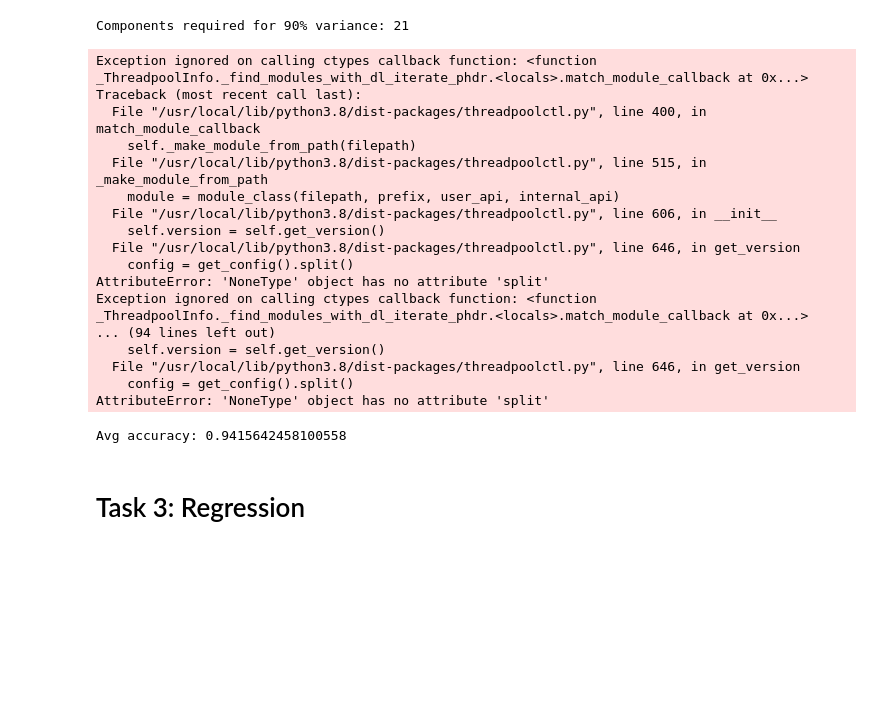
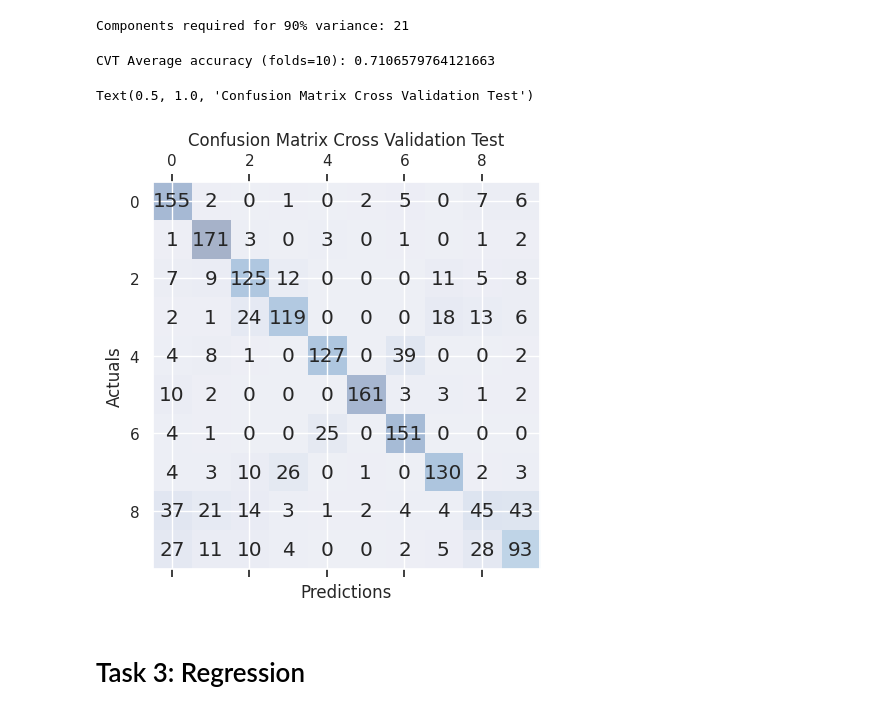
Before and after one commit to wit4401/COSC311, a Jupyter notebook: Projects/Project2/project2.ipynb, the cells around one changed output. Saved outputs shown, nothing was run; the diff lists cells and outputs as text; code cells hidden in the pictures; blank space fills up the shorter version.

```diff
--- a/Projects/Project2/project2.ipynb
+++ b/Projects/Project2/project2.ipynb
@@ -114,34 +102,37 @@ print('Components required for 90% variance:',max_components)
 Components required for 90% variance: 21
 # %%
 from sklearn.neighbors import KNeighborsClassifier
-from sklearn.model_selection import cross_val_score, KFold
+from sklearn.model_selection import cross_val_score, cross_val_predict, KFold
 
-X = digits.data
-Y = digits.target
+data = digits.data.tolist()
+target = digits.target
+for i in range(len(target)):
+    data[i].append(target[i])
 
-knn = KNeighborsClassifier(n_neighbors=43)
-knn.fit(X,Y)
+df = pd.DataFrame(data).drop(columns=[i for i in range(21,64)],inplace=False)
+X = df[[i for i in range(0,21)]].values
+Y = df[64].values
+
+knn = KNeighborsClassifier(n_neighbors=17)
 kf = KFold(n_splits=10, random_state=None)
-print("Avg accuracy: {}".format(cross_val_score(knn,X,Y,cv=kf).mean()))
+print("CVT Average accuracy (folds=10): {}".format(cross_val_score(knn,X,Y,cv=kf).mean()))
 # %% [output]
-Exception ignored on calling ctypes callback function: <function _ThreadpoolInfo._find_modules_with_dl_iterate_phdr.<locals>.match_module_callback at 0x...>
-Traceback (most recent call last):
-  File "/usr/local/lib/python3.8/dist-packages/threadpoolctl.py", line 400, in match_module_callback
-    self._make_module_from_path(filepath)
-  File "/usr/local/lib/python3.8/dist-packages/threadpoolctl.py", line 515, in _make_module_from_path
-    module = module_class(filepath, prefix, user_api, internal_api)
-  File "/usr/local/lib/python3.8/dist-packages/threadpoolctl.py", line 606, in __init__
-    self.version = self.get_version()
-  File "/usr/local/lib/python3.8/dist-packages/threadpoolctl.py", line 646, in get_version
-    config = get_config().split()
-AttributeError: 'NoneType' object has no attribute 'split'
-Exception ignored on calling ctypes callback function: <function _ThreadpoolInfo._find_modules_with_dl_iterate_phdr.<locals>.match_module_callback at 0x...>
-... (94 lines left out)
-    self.version = self.get_version()
-  File "/usr/local/lib/python3.8/dist-packages/threadpoolctl.py", line 646, in get_version
-    config = get_config().split()
-AttributeError: 'NoneType' object has no attribute 'split'
+CVT Average accuracy (folds=10): 0.7106579764121663
-Avg accuracy: 0.9415642458100558
+# %%
+predict = cross_val_predict(knn,X,Y,cv=kf)
+
+cmatrix = confusion_matrix(Y,predict)
+fig, ax = plt.subplots(figsize=(5, 6))
+ax.matshow(cmatrix, cmap=plt.cm.Blues, alpha=0.3)
+for i in range(cmatrix.shape[0]):
+    for j in range(cmatrix.shape[1]):
+        ax.text(x=j, y=i,s=cmatrix[i, j], va='center', ha='center', size='large')
+plt.xlabel('Predictions')
+plt.ylabel('Actuals')
+plt.title('Confusion Matrix Cross Validation Test')
+# %% [output]
+Text(0.5, 1.0, 'Confusion Matrix Cross Validation Test')
+[figure, added]
 # %% [markdown]
 # Task 3: Regression
 # %%
```
Also changed, not shown: parts of 3 cells of this notebook.
